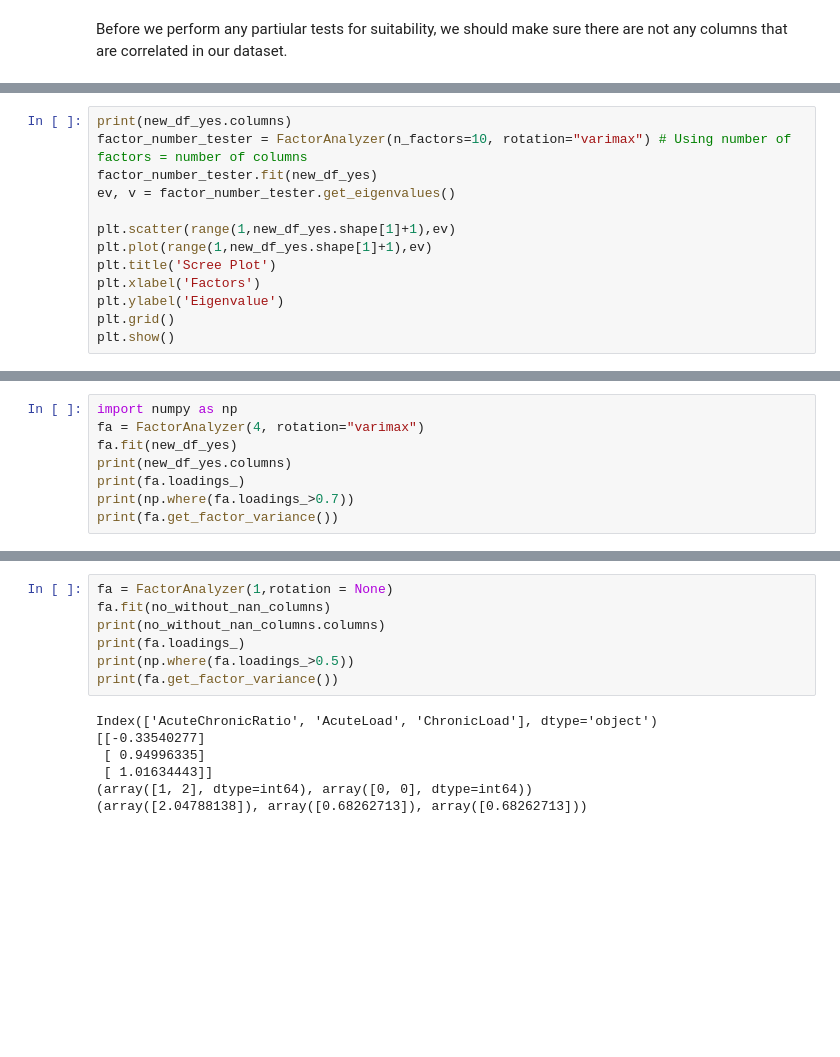
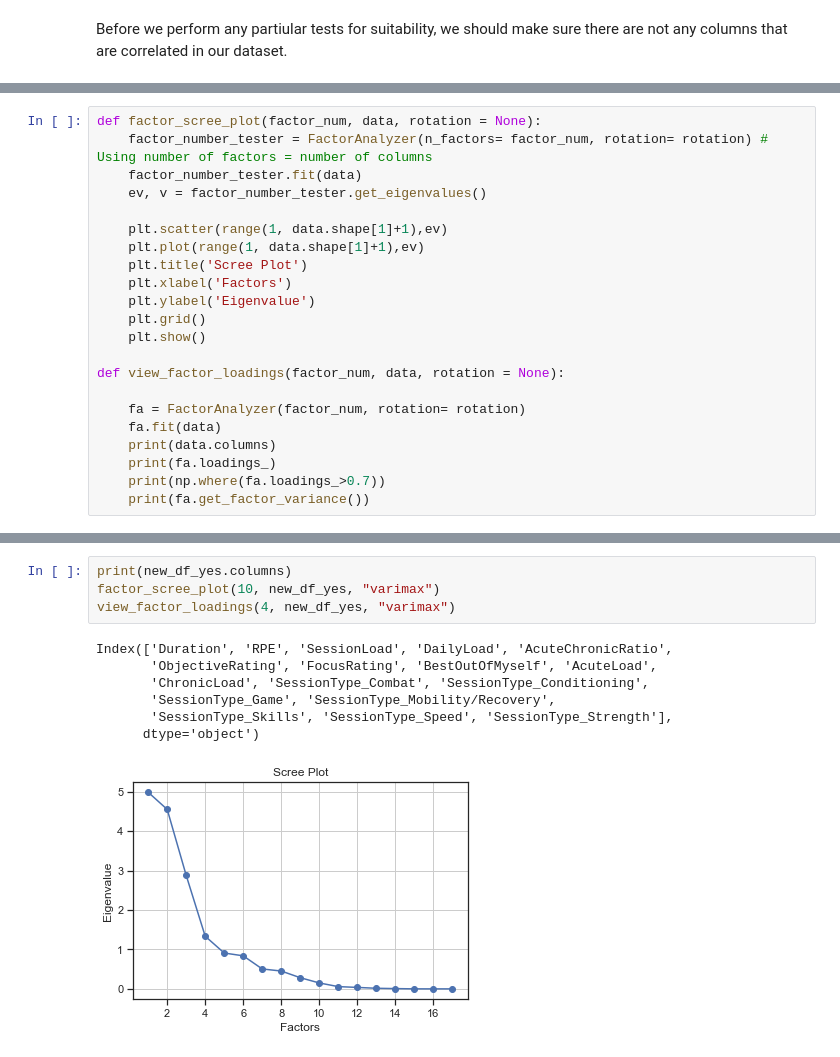
Before and after one commit to JoeRoussy/sta2453-project-1, a Jupyter notebook: rpe_factor_analysis.ipynb, the cells around one changed output, grey strips where cells are left out. Drawn from its saved outputs; the diff is of its cells as text; blank space fills up the shorter version.

Commit message:
c;eaned up factor analysis.

```diff
--- a/rpe_factor_analysis.ipynb
+++ b/rpe_factor_analysis.ipynb
@@ -543,13 +346,22 @@ ChronicLoad                -0.398393         0.603986   0.985794     1.000000
 # %%
-print(new_df_yes.columns)
-factor_number_tester = FactorAnalyzer(n_factors=10, rotation="varimax") # Using number of factors = number of columns
-factor_number_tester.fit(new_df_yes)
-ev, v = factor_number_tester.get_eigenvalues()
+def factor_scree_plot(factor_num, data, rotation = None):
+    factor_number_tester = FactorAnalyzer(n_factors= factor_num, rotation= rotation) # Using number of factors = number of columns
+    factor_number_tester.fit(data)
+    ev, v = factor_number_tester.get_eigenvalues()
 
-plt.scatter(range(1,new_df_yes.shape[1]+1),ev)
-plt.plot(range(1,new_df_yes.shape[1]+1),ev)
-plt.title('Scree Plot')
-plt.xlabel('Factors')
-plt.ylabel('Eigenvalue')
-plt.grid()
-plt.show()
+    plt.scatter(range(1, data.shape[1]+1),ev)
+    plt.plot(range(1, data.shape[1]+1),ev)
+    plt.title('Scree Plot')
+    plt.xlabel('Factors')
+    plt.ylabel('Eigenvalue')
+    plt.grid()
+    plt.show()
+
+def view_factor_loadings(factor_num, data, rotation = None):
+
+    fa = FactorAnalyzer(factor_num, rotation= rotation)
+    fa.fit(data)
+    print(data.columns)
+    print(fa.loadings_)
+    print(np.where(fa.loadings_>0.7))
+    print(fa.get_factor_variance())
@@ -564,8 +367,0 @@ Index(['Duration', 'RPE', 'SessionLoad', 'DailyLoad', 'AcuteChronicRatio',
-# %%
-import numpy as np
-fa = FactorAnalyzer(4, rotation="varimax")
-fa.fit(new_df_yes)
-print(new_df_yes.columns)
-print(fa.loadings_)
-print(np.where(fa.loadings_>0.7))
-print(fa.get_factor_variance())
@@ -604,14 +368,12 @@ plt.show()
-# %%
-fa = FactorAnalyzer(1,rotation = None)
-fa.fit(no_without_nan_columns)
-print(no_without_nan_columns.columns)
-print(fa.loadings_)
-print(np.where(fa.loadings_>0.5))
-print(fa.get_factor_variance())
-# %% [output]
-Index(['AcuteChronicRatio', 'AcuteLoad', 'ChronicLoad'], dtype='object')
-[[-0.33540277]
- [ 0.94996335]
- [ 1.01634443]]
-(array([1, 2], dtype=int64), array([0, 0], dtype=int64))
-(array([2.04788138]), array([0.68262713]), array([0.68262713]))
+# %%
+print(new_df_yes.columns)
+factor_scree_plot(10, new_df_yes, "varimax")
+view_factor_loadings(4, new_df_yes, "varimax")
+# %% [output]
+Index(['Duration', 'RPE', 'SessionLoad', 'DailyLoad', 'AcuteChronicRatio',
+       'ObjectiveRating', 'FocusRating', 'BestOutOfMyself', 'AcuteLoad',
+       'ChronicLoad', 'SessionType_Combat', 'SessionType_Conditioning',
+       'SessionType_Game', 'SessionType_Mobility/Recovery',
+       'SessionType_Skills', 'SessionType_Speed', 'SessionType_Strength'],
+      dtype='object')
+[figure, added]
```
Also changed, not shown: parts of 40 cells of this notebook, 3 other files.
